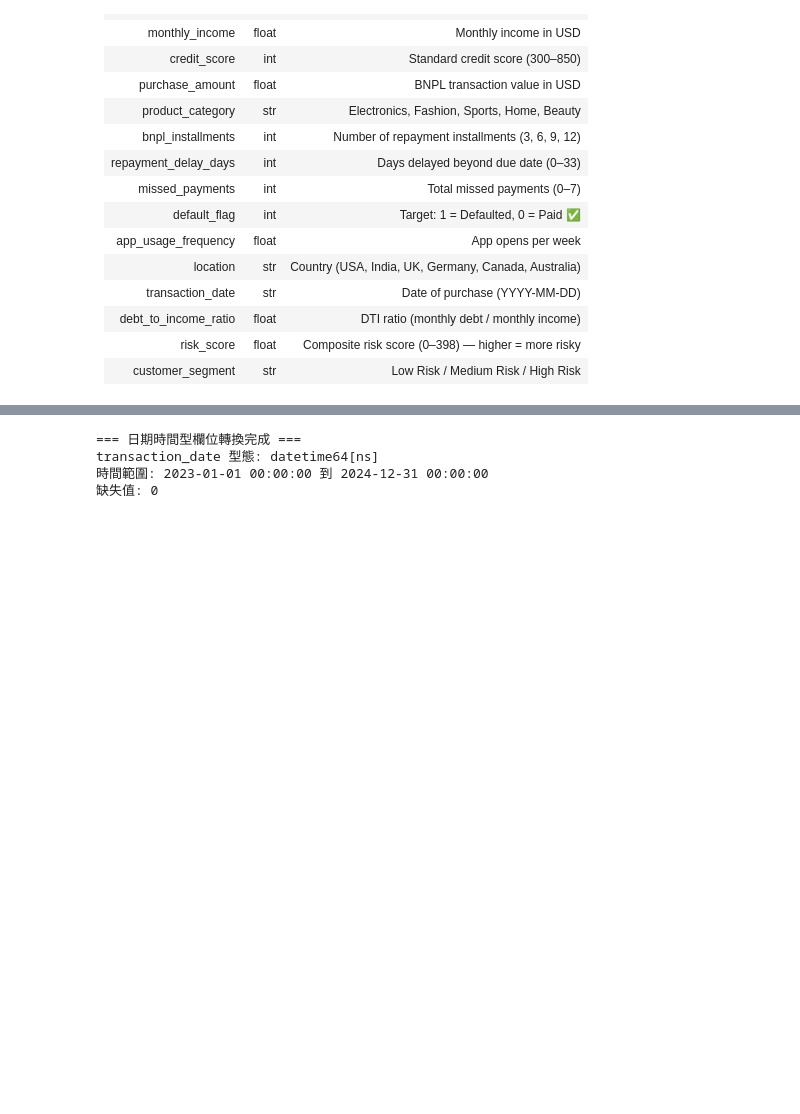
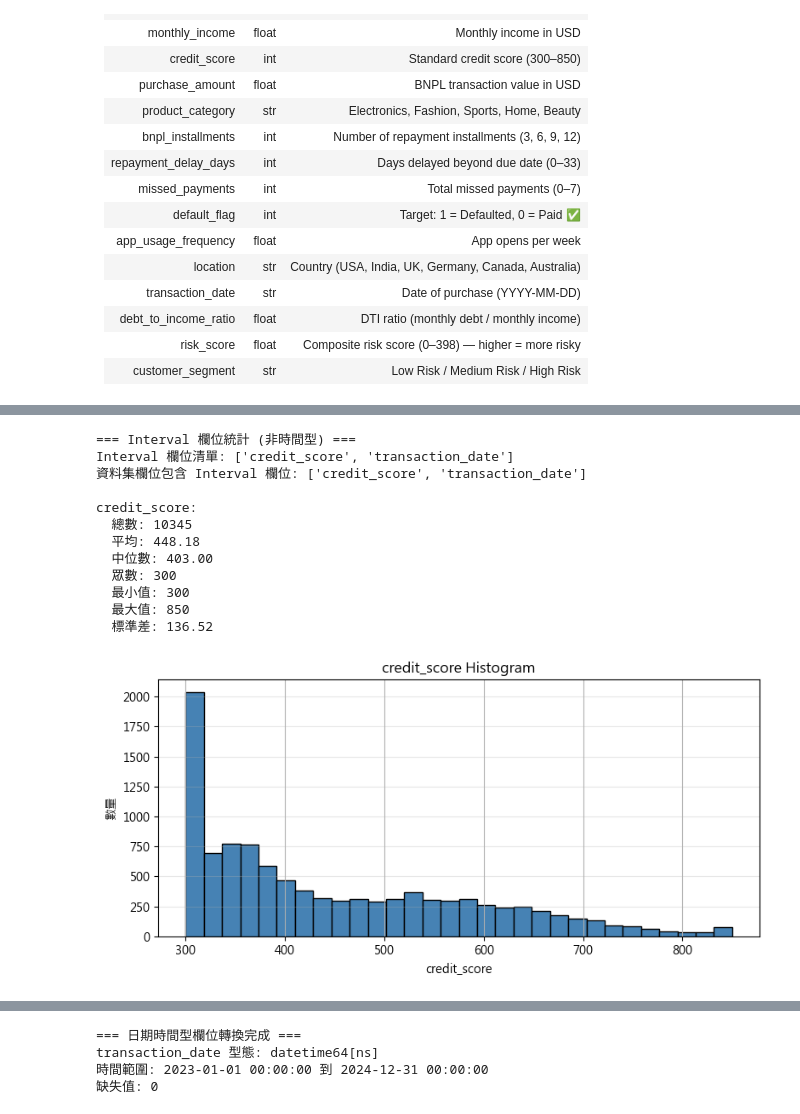
Before and after one commit to BobbleUnderBox/DataMiningG1FinalProject, a Jupyter notebook: notebooks/01_data_preprocessing.ipynb, the cells around one changed output, grey strips where cells are left out. Cells and saved outputs as stored; diff of their text form; code cells hidden in the pictures; blank space fills up the shorter version.

```diff
--- a/notebooks/01_data_preprocessing.ipynb
+++ b/notebooks/01_data_preprocessing.ipynb
@@ -310,0 +333,40 @@ credit_score:
+# %%
+# Interval 統計 (非時間型)
+print("=== Interval 欄位統計 (非時間型) ===")
+print(f"Interval 欄位清單: {data_types['Interval']}")
+print(f"資料集欄位包含 Interval 欄位: {[col for col in data_types['Interval'] if col in df.columns]}")
+
+for col in data_types['Interval']:
+    if col in df.columns and col != 'transaction_date':  # transaction_date 在下面單獨處理
+        print(f"\n{col}:")
+        print(f"  總數: {df[col].count()}")
+        print(f"  平均: {df[col].mean():.2f}")
+        print(f"  中位數: {df[col].median():.2f}")
+        print(f"  眾數: {df[col].mode().iloc[0]}")
+        print(f"  最小值: {df[col].min()}")
+        print(f"  最大值: {df[col].max()}")
+        print(f"  標準差: {df[col].std():.2f}")
+
+        # 畫直方圖
+        plt.figure(figsize=(8, 4))
+        df[col].hist(bins=30, color='steelblue', edgecolor='black')
+        plt.title(f"{col} Histogram")
+        plt.xlabel(col)
+        plt.ylabel('數量')
+        plt.grid(axis='y', alpha=0.3)
+        plt.tight_layout()
+        plt.show()
+# %% [output]
+=== Interval 欄位統計 (非時間型) ===
+Interval 欄位清單: ['credit_score', 'transaction_date']
+資料集欄位包含 Interval 欄位: ['credit_score', 'transaction_date']
+
+credit_score:
+  總數: 10345
+  平均: 448.18
+  中位數: 403.00
+  眾數: 300
+  最小值: 300
+  最大值: 850
+  標準差: 136.52
+[figure, added]
```
Also changed, not shown: parts of 9 cells of this notebook.
